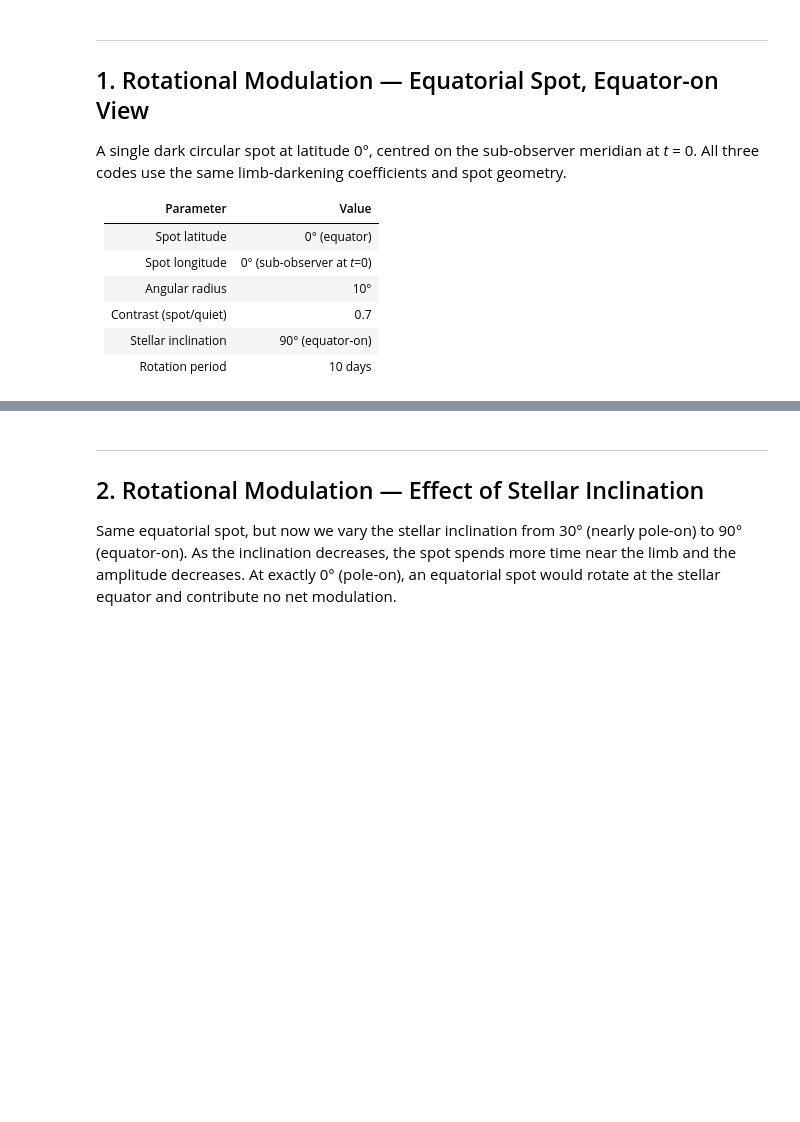
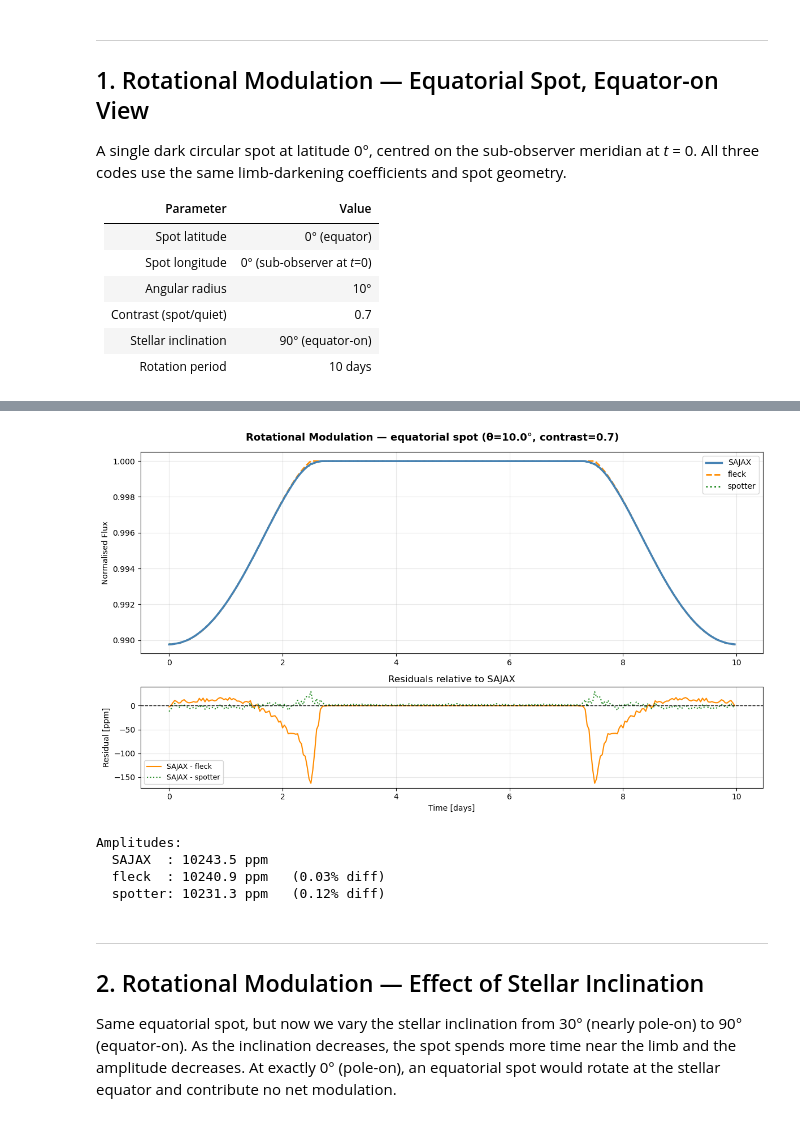
Before and after one commit to SamMerc/sajax, a Jupyter notebook: docs/examples/comparison.ipynb, the cells around one changed output, grey strips where cells are left out. Saved outputs shown, nothing was run; the diff lists cells and outputs as text; code cells hidden in the pictures; blank space fills up the shorter version.

```diff
--- a/docs/examples/comparison.ipynb
+++ b/docs/examples/comparison.ipynb
@@ -62,11 +64,11 @@ print(f"\nJAX version: {jax.__version__}  |  devices: {jax.devices()}")
 # ── Stellar ──────────────────────────────────────────────────────────────────
 WAVELENGTH = np.array([550.0])   # [nm] single broadband bin
 FLUX_QUIET = np.array([1.0])     # normalised quiet-star flux
-U1, U2     = 0.5079, 0.2239     # quadratic LDC (G2V-like @ 550 nm)
+U1, U2     = 0.1, 0.5            # quadratic LDC
 P_ROT      = 10.0               # [days] stellar rotation period
 INC_STAR   = 90.0               # [deg]  stellar inclination (90 = equator-on)
 VE         = 2.0                # [km/s] equatorial velocity
-GRID_SIZE  = 100                # SAJAX stellar radius in pixels
+GRID_SIZE  = 250                # SAJAX stellar radius in pixels
 
 # ── Active region ────────────────────────────────────────────────────────────
 SPOT_LAT        = 0.0           # [deg] equatorial spot
@@ -177,26 +189,23 @@ else:
 # %%
 # ── Spotter ──────────────────────────────────────────────────────────────────
 if SPOTTER_AVAILABLE:
-    nside = 32
-    sp_star = spotter.Star.from_sides(
+    nside = 200
+    sp_star = SpotterStar.from_sides(
         nside,
         inc    = np.deg2rad(INC_STAR),
         u      = (U1, U2),
         period = P_ROT,
     )
-    # HEALPix mask: True on spot pixels
-    spot_hpx = spotter.spot(
-        nside,
-        lat    = np.deg2rad(SPOT_LAT),
-        lon    = np.deg2rad(SPOT_LON),
-        radius = np.deg2rad(THETA_DEG),
-    )
-    y_spot  = jnp.where(spot_hpx, SPOT_CONTRAST, 1.0)  # (npix,)
-    sp_star = sp_star.set(y=y_spot[None, :])            # (1 wavelength, npix)
+
+    _spot_mask = sp_star.spot(lat=np.deg2rad(SPOT_LAT), lon=np.deg2rad(SPOT_LON),
+                              radius=np.deg2rad(THETA_DEG), sharpness=1000)
+    sp_star = sp_star.set(y=sp_star.y * (1.0 - (1.0 - SPOT_CONTRAST) * _spot_mask))
 
     lc_spotter_rot = np.array(
-        spotter.light_curve(sp_star, jnp.asarray(TIMES_ROT, dtype=jnp.float32))
+        light_curve(sp_star, jnp.asarray(TIMES_ROT, dtype=jnp.float32))
     ).ravel()
+
+    lc_spotter_rot = lc_spotter_rot / lc_spotter_rot.max()
 
     amp_spotter = (lc_spotter_rot.max() - lc_spotter_rot.min()) * 1e6
     print(f"spotter amplitude: {amp_spotter:.1f} ppm")
@@ -214,37 +226,42 @@ fig.suptitle(
 ax = axes[0]
 ax.plot(TIMES_ROT, lc_sajax_rot, lw=2.5, color="steelblue",   label="SAJAX",   zorder=4)
 if lc_fleck_rot is not None:
     ax.plot(times_fleck_rot, lc_fleck_rot, lw=2, ls="--", color="darkorange", label="fleck")
 if lc_spotter_rot is not None:
     ax.plot(TIMES_ROT, lc_spotter_rot, lw=2, ls=":", color="forestgreen",  label="spotter")
 ax.set_ylabel("Normalised Flux")
 ax.legend()
 ax.grid(alpha=0.3)
 
 ax2 = axes[1]
 if lc_fleck_rot is not None:
-    lc_fleck_i = np.interp(TIMES_ROT, times_fleck_rot, lc_fleck_rot)
-    ax2.plot(TIMES_ROT, (lc_sajax_rot - lc_fleck_i) * 1e6,
-             lw=1.5, color="darkorange", label="SAJAX − fleck")
+    ax2.plot(TIMES_ROT, (lc_sajax_rot - lc_fleck_rot) * 1e6,
+             lw=1.5, color="darkorange", label="SAJAX - fleck")
 if lc_spotter_rot is not None:
     ax2.plot(TIMES_ROT, (lc_sajax_rot - lc_spotter_rot) * 1e6,
-             lw=1.5, ls=":", color="forestgreen", label="SAJAX − spotter")
+             lw=1.5, ls=":", color="forestgreen", label="SAJAX - spotter")
 ax2.axhline(0, color="k", lw=1, ls="--")
 ax2.set_xlabel("Time [days]")
 ax2.set_ylabel("Residual [ppm]")
 ax2.set_title("Residuals relative to SAJAX")
 ax2.legend(fontsize=9)
 ax2.grid(alpha=0.3)
 
 plt.tight_layout()
 plt.show()
 
 print("Amplitudes:")
 print(f"  SAJAX  : {amp_sajax:.1f} ppm")
 if lc_fleck_rot is not None:
     print(f"  fleck  : {amp_fleck:.1f} ppm   ({abs(amp_fleck-amp_sajax)/amp_sajax*100:.2f}% diff)")
 if lc_spotter_rot is not None:
     print(f"  spotter: {amp_spotter:.1f} ppm   ({abs(amp_spotter-amp_sajax)/amp_sajax*100:.2f}% diff)")
+# %% [output]
+[figure, added]
+Amplitudes:
+  SAJAX  : 10243.5 ppm
+  fleck  : 10240.9 ppm   (0.03% diff)
+  spotter: 10231.3 ppm   (0.12% diff)
 # %% [markdown]
 ---
 ## 2. Rotational Modulation — Effect of Stellar Inclination
```
Also changed, not shown: parts of 15 cells of this notebook, 1 other file.
